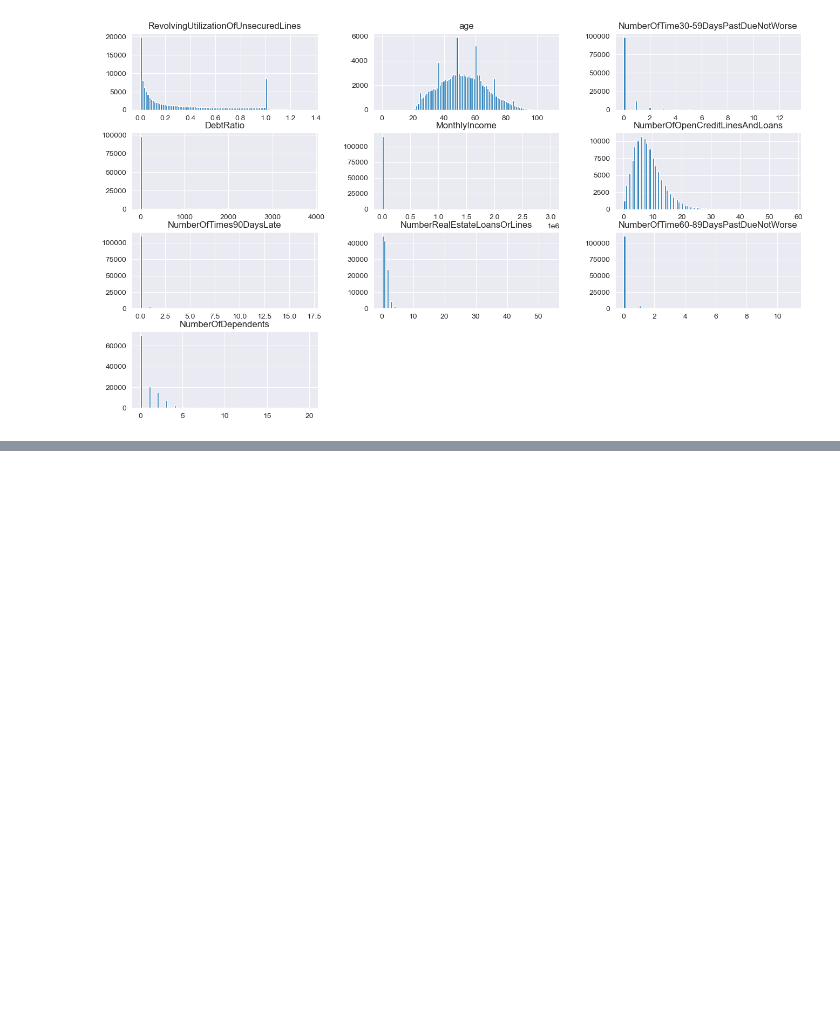
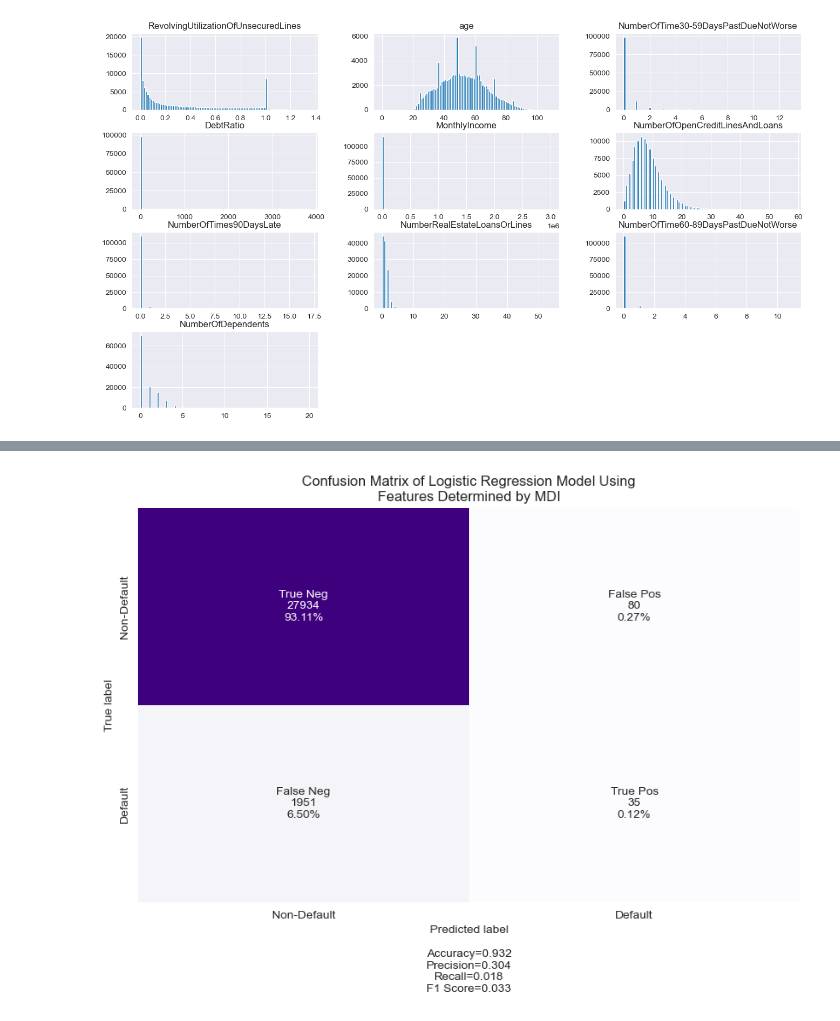
Before and after one commit to scottokamura/risk_exercise_for_candidates, a Jupyter notebook: code/model.ipynb, the cells around one changed output, grey strips where cells are left out. Cells and saved outputs as stored; diff of their text form; code cells hidden in the pictures; blank space fills up the shorter version.

Commit message:
added simple recommendations, images to readme

```diff
--- a/code/model.ipynb
+++ b/code/model.ipynb
@@ -384,0 +304,19 @@ all_models
+# %%
+pipe_log = Pipeline([('scaler', RobustScaler()),
+                     ('classifier', LogisticRegression(random_state=123))])
+
+# rf does not need scaling
+pipe_rf = RandomForestClassifier(n_estimators=100, random_state=123, verbose=1)
+
+pipe_knn = Pipeline([('scaler', RobustScaler()),
+                     ('classifier', KNeighborsClassifier())])
+
+pipe_tree = DecisionTreeClassifier(random_state=123)
+
+pipelines = [pipe_log, pipe_rf, pipe_knn, pipe_tree]
+pipeline_names = ['LogisticRegression', 'RandomForest', 'KNeighbors', 'DecisionTree']
+# %%
+mdi_models = {}
+for name, pipeline in zip(pipeline_names, pipelines):
+    print(f'Running {name} process, saving to dictionary')
+    mdi_models[name] = build_model(pipeline, name, X_train[mdi_feats], y_train, X_val[mdi_feats], y_val)
@@ -384,0 +412,20 @@ all_models
+# %%
+def plot_matrix(cfm, title):
+    '''
+    Input - cfm: confusion matrix
+
+    Output - matrix: custom confusion matrix visualization
+    '''
+    labels = ['True Neg', 'False Pos', 'False Neg', 'True Pos']
+    categories = ['Non-Default', 'Default']
+    matrix = cm(cfm, group_names=labels, figsize=(10,6),
+               categories=categories, cbar=False, cmap='Purples', title=title)
+
+    return matrix
+# %%
+title = 'Confusion Matrix of Logistic Regression Model Using\nFeatures Determined by MDI'
+fig = plot_matrix(mdi_models['LogisticRegression']['cfm'], title)
+# print(f'Confusion Matrix of Logistic Regression Model Using\nFeatures Determined by MDI')
+fig
+# %% [output]
+[figure, added]
```
Also changed, not shown: parts of 23 cells of this notebook, 4 other files.
